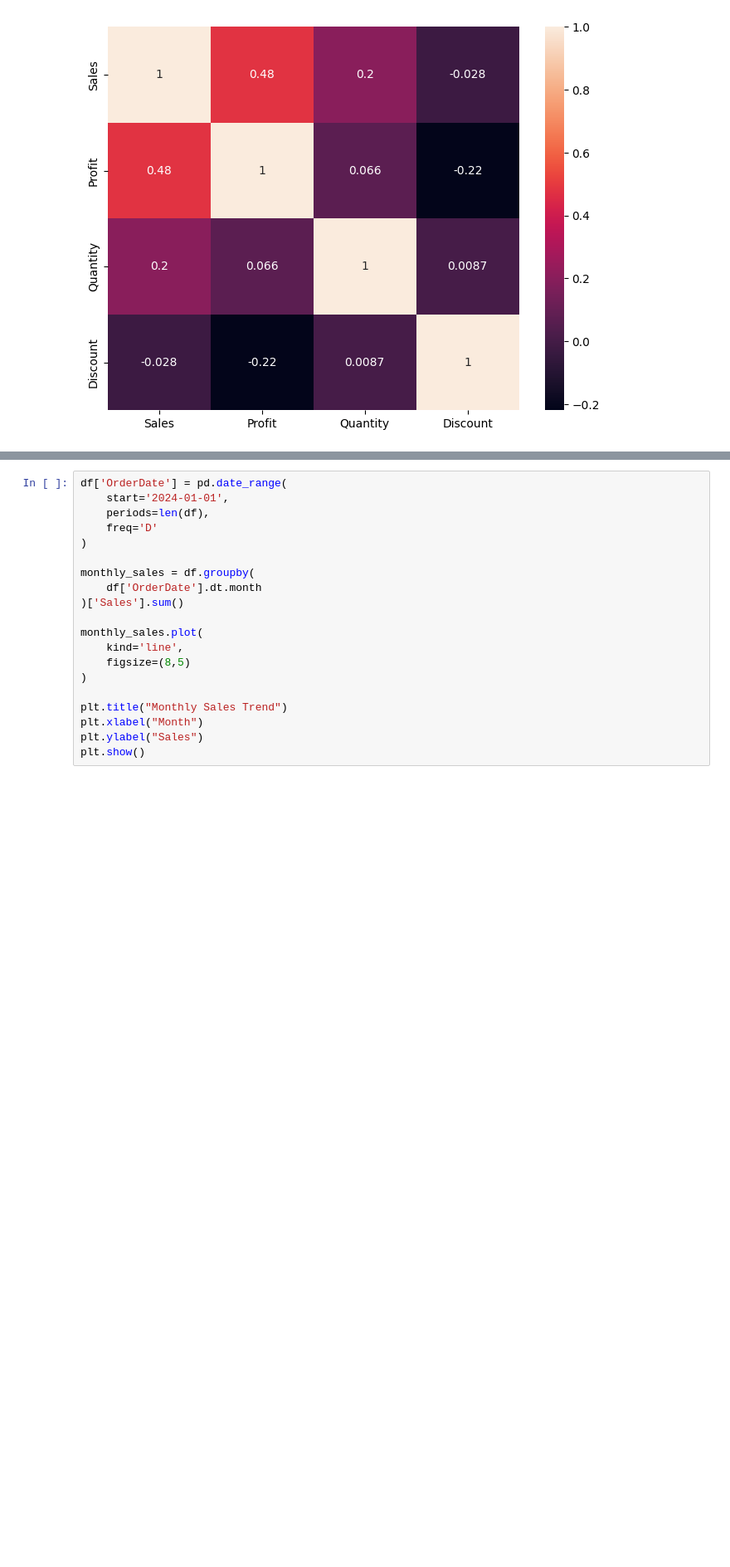
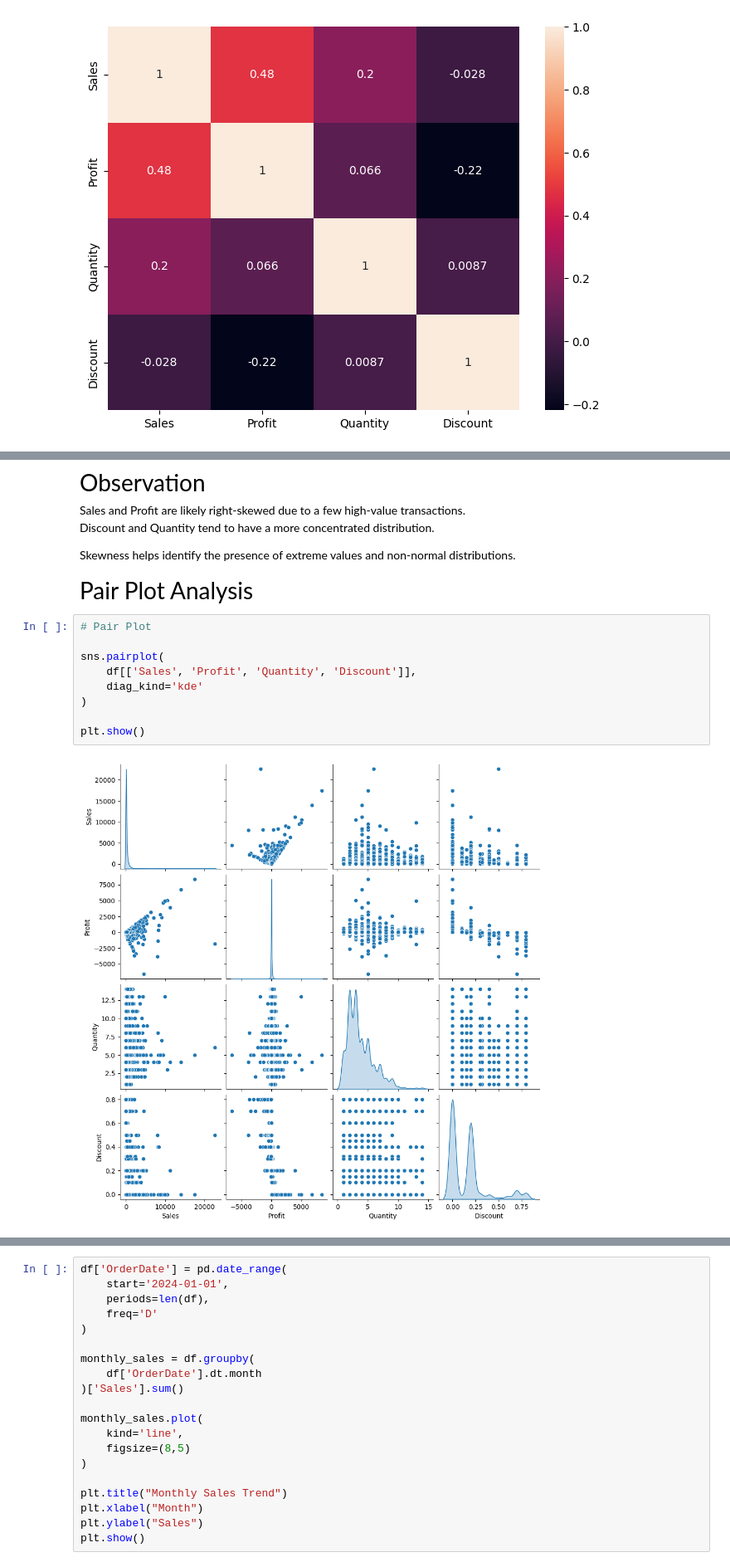
Before and after one commit to ChandraSekhar-3316/Mini-Project-AIML, a Jupyter notebook: Super_Store_Sales_Analysis.ipynb, the cells around one changed output, grey strips where cells are left out. Shown at 83% size. Saved outputs shown, nothing was run; the diff lists cells and outputs as text; blank space fills up the shorter version.

```diff
--- a/Super_Store_Sales_Analysis.ipynb
+++ b/Super_Store_Sales_Analysis.ipynb
@@ -383,0 +402,20 @@ A time series analysis was performed to understand monthly sales trends. A date
+# %% [markdown]
+<p style="font-size: 28px;">Observation</p>
+Sales and Profit are likely right-skewed due to a few high-value transactions.
+
+Discount and Quantity tend to have a more concentrated distribution.
+
+Skewness helps identify the presence of extreme values and non-normal distributions.
+# %% [markdown]
+<p style="font-size: 28px;">Pair Plot Analysis</p>
+# %%
+# Pair Plot
+
+sns.pairplot(
+    df[['Sales', 'Profit', 'Quantity', 'Discount']],
+    diag_kind='kde'
+)
+
+plt.show()
+# %% [output]
+[figure, added]
```
Also changed, not shown: parts of 14 cells of this notebook.
